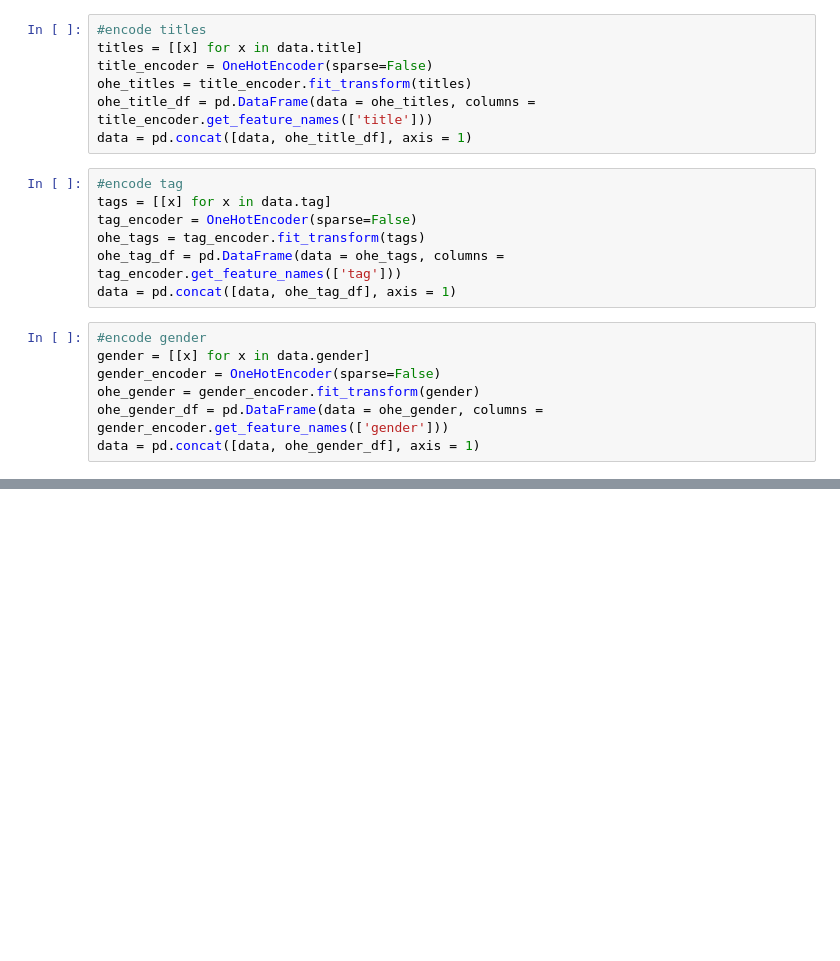
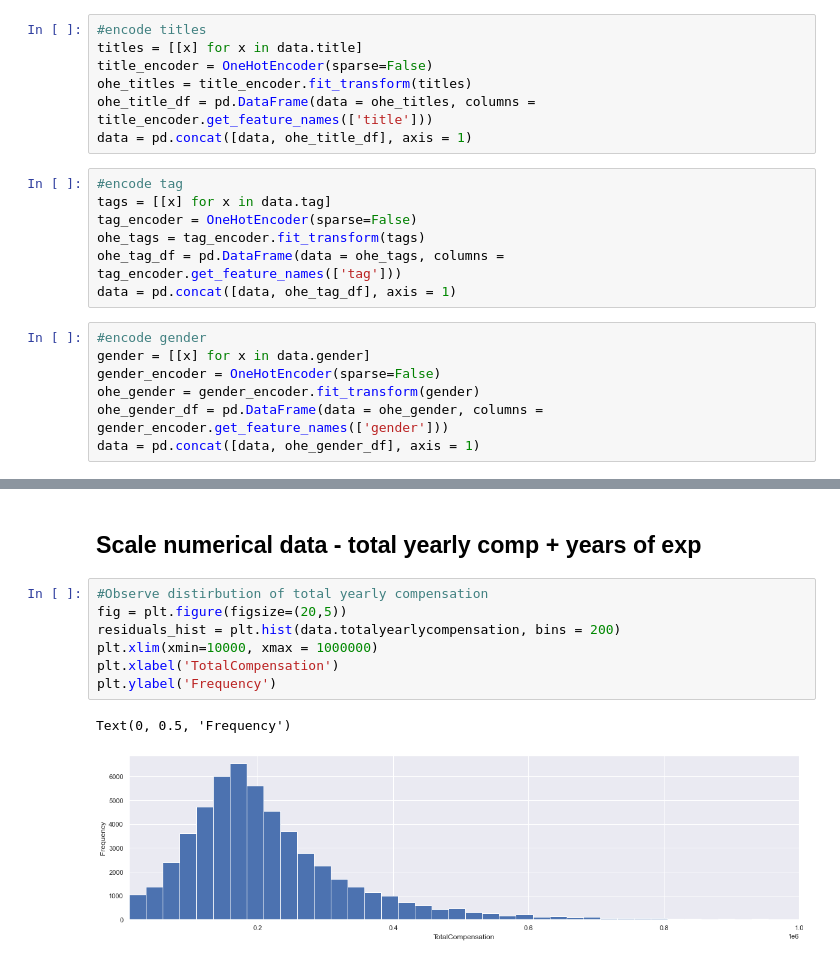
Before and after one commit to PriyankaVelagala/INM701, a Jupyter notebook: EduClassification.ipynb, the cells around one changed output, grey strips where cells are left out. Saved outputs shown, nothing was run; the diff lists cells and outputs as text; blank space fills up the shorter version.

```diff
--- a/EduClassification.ipynb
+++ b/EduClassification.ipynb
@@ -92,0 +80,12 @@ data
+# %% [markdown]
+## Scale numerical data - total yearly comp + years of exp
+# %%
+#Observe distirbution of total yearly compensation
+fig = plt.figure(figsize=(20,5))
+residuals_hist = plt.hist(data.totalyearlycompensation, bins = 200)
+plt.xlim(xmin=10000, xmax = 1000000)
+plt.xlabel('TotalCompensation')
+plt.ylabel('Frequency')
+# %% [output]
+Text(0, 0.5, 'Frequency')
+[figure, added]
```
Also changed, not shown: parts of 37 cells of this notebook.
